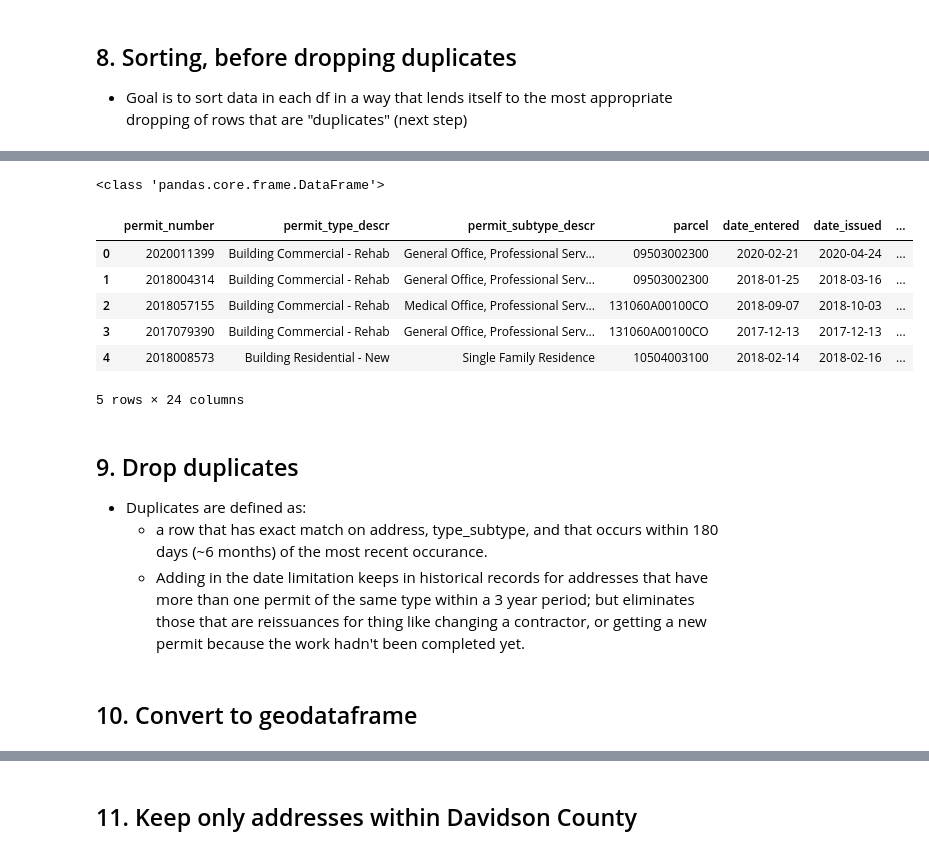
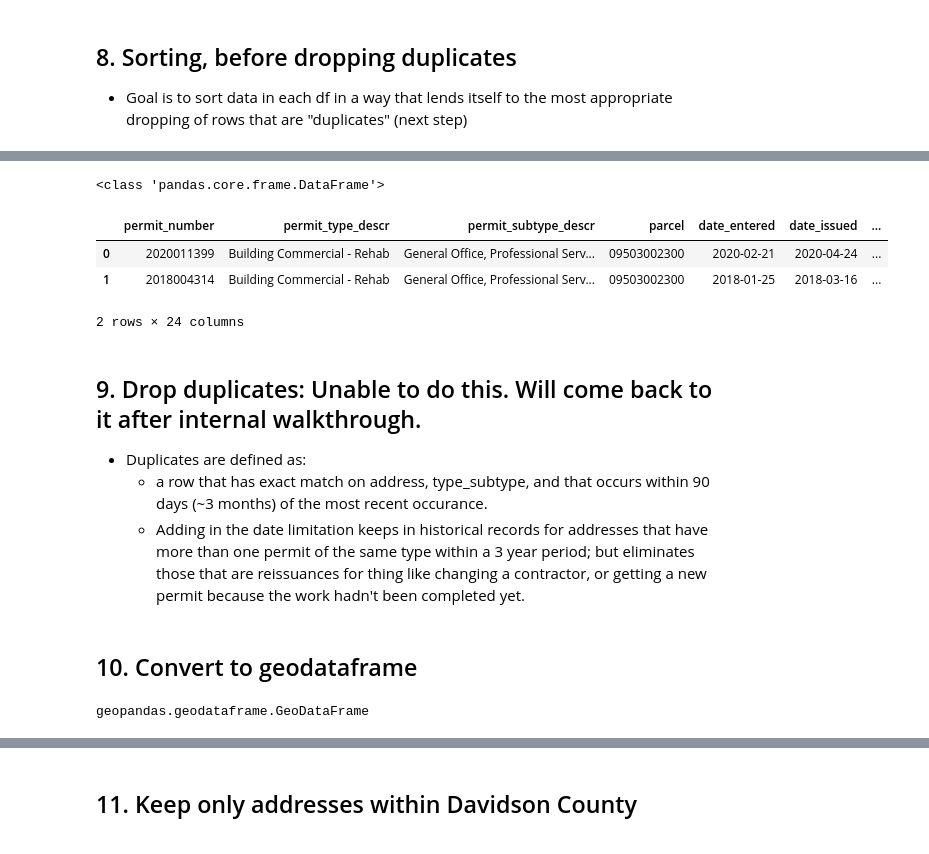
Before and after one commit to lorirocks/nashville-neighborhoods-capstone, a Jupyter notebook: notebooks/3_finalize_data.ipynb, the cells around one changed output, grey strips where cells are left out. Drawn from its saved outputs; the diff is of its cells as text; code cells hidden in the pictures.

```diff
--- a/notebooks/3_finalize_data.ipynb
+++ b/notebooks/3_finalize_data.ipynb
@@ -499,30 +484,27 @@ df1_applic.head()
 # %%
 # BLDG PERMITS ISSUED
 
 # Sort by address, then type_subtype, then ivr_tracking_number.
 # ivr_tracking_number is better than date becuse sometimes two entries have same date;
 #      also, ivr_tracking_number is sequential (higher # = later date)
 #      also, better than permt_number, which begins with
 #      either 'T' or 'D', which can throw off the sort.
 
 df2_issued = df2_issued.sort_values(by = ['address'
                                           , 'type_subtype'
                                           , 'ivr_tracking_number']
                                    )
 df2_issued = df2_issued.reset_index(drop = True)
 print(type(df2_issued))
-df2_issued.head()
+df2_issued.head(2)
 # %% [output]
 <class 'pandas.core.frame.DataFrame'>
 |  | permit_number | permit_type_descr | permit_subtype_descr | parcel | date_entered | date_issued | ... |
 | 0 | 2020011399 | Building Commercial - Rehab | General Office, Professional Serv... | 09503002300 | 2020-02-21 | 2020-04-24 | ... |
 | 1 | 2018004314 | Building Commercial - Rehab | General Office, Professional Serv... | 09503002300 | 2018-01-25 | 2018-03-16 | ... |
-| 2 | 2018057155 | Building Commercial - Rehab | Medical Office, Professional Serv... | 131060A00100CO | 2018-09-07 | 2018-10-03 | ... |
-| 3 | 2017079390 | Building Commercial - Rehab | General Office, Professional Serv... | 131060A00100CO | 2017-12-13 | 2017-12-13 | ... |
-| 4 | 2018008573 | Building Residential - New | Single Family Residence | 10504003100 | 2018-02-14 | 2018-02-16 | ... |
-5 rows × 24 columns
+2 rows × 24 columns
 # %% [markdown]
-## 9. Drop duplicates
+## 9. Drop duplicates:  Unable to do this. Will come back to it after internal walkthrough.
 - Duplicates are defined as:
-    - a row that has exact match on address, type_subtype, and that occurs within 180 days (~6 months) of the most recent occurance.
+    - a row that has exact match on address, type_subtype, and that occurs within 90 days (~3 months) of the most recent occurance.
     - Adding in the date limitation keeps in historical records for addresses that have more than one permit of the same type within a 3 year period; but eliminates those that are reissuances for thing like changing a contractor, or getting a new permit because the work hadn't been completed yet.
@@ -530,0 +545,9 @@ df2_issued.head()
+# %%
+# STEP TWO: Convert the pandas DataFrame into a GeoDataFrame
+
+df1_applic_geo = gpd.GeoDataFrame(df1_applic
+                                  , geometry = 'geometry'
+                                 )
+type(df1_applic_geo)
+# %% [output]
+geopandas.geodataframe.GeoDataFrame
```
Also changed, not shown: parts of 11 cells of this notebook, 1 other file.
